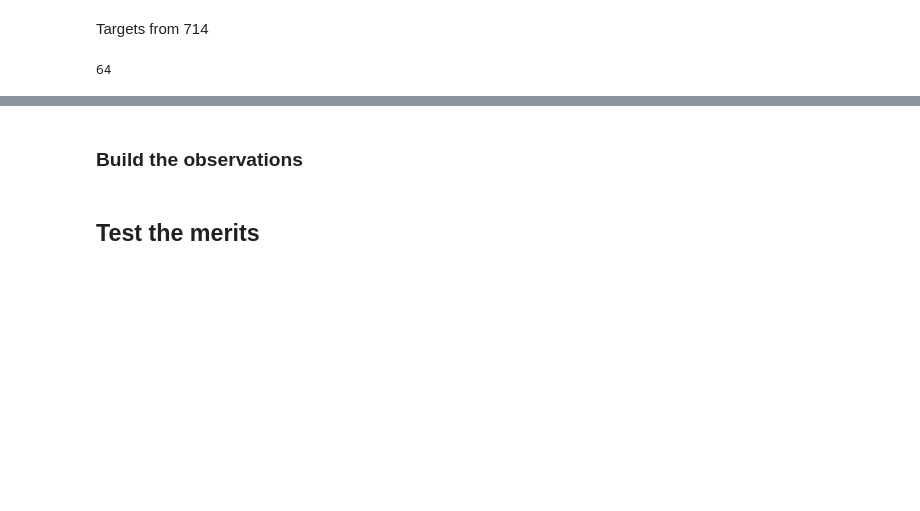
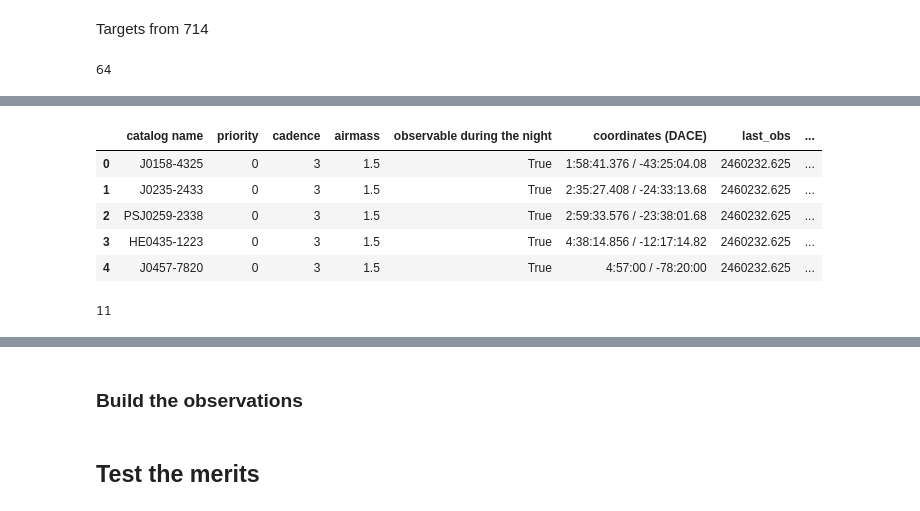
Before and after one commit to nicochunger/SCOPES, a Jupyter notebook: scheduler_test.ipynb, the cells around one changed output, grey strips where cells are left out. Drawn from its saved outputs; the diff is of its cells as text; code cells hidden in the pictures; blank space fills up the shorter version.

```diff
--- a/scheduler_test.ipynb
+++ b/scheduler_test.ipynb
@@ -83,0 +136,3 @@ len(targets_714)
+# %%
+cat410_raw = pd.read_csv("programs/Prog410CAM_test.csv")
+cat410_raw.head()
@@ -83,0 +146,22 @@ len(targets_714)
+# %%
+from astropy.coordinates import Angle
+cat410 = (cat410_raw
+          .assign(RA_hms = lambda df: Angle(df['RA_deg'], unit=u.deg).to_string(unit=u.hour, sep=':'))
+          .assign(DEC_dms = lambda df: Angle(df['DEC_deg'], unit=u.deg).to_string(unit=u.degree, sep=':'))
+          .assign(cadence = 3)
+)
+cat410['observable during the night'] = True
+cat410.loc[8:14, 'observable during the night'] = False
+cat410['coordinates (DACE)'] = cat410['RA_hms'] + ' / ' + cat410['DEC_dms']
+cat410['last_obs'] = (start_datetime-5*u.day).jd
+cat410['cadence percentage overdue [%]'] = (start_datetime.jd - (cat410['last_obs'] + cat410['cadence'])) * 100 / cat410['cadence']
+cat410.drop(columns=['RA_deg', 'DEC_deg', 'RA_hms', 'DEC_dms'], inplace=True)
+cat410.rename(columns={'Target':'catalog name'}, inplace=True)
+cat410.head()
+# %% [output]
+|  | catalog name | priority | cadence | airmass | observable during the night | coordinates (DACE) | last_obs | ... |
+| 0 | J0158-4325 | 0 | 3 | 1.5 | True | 1:58:41.376 / -43:25:04.08 | 2460232.625 | ... |
+| 1 | J0235-2433 | 0 | 3 | 1.5 | True | 2:35:27.408 / -24:33:13.68 | 2460232.625 | ... |
+| 2 | PSJ0259-2338 | 0 | 3 | 1.5 | True | 2:59:33.576 / -23:38:01.68 | 2460232.625 | ... |
+| 3 | HE0435-1223 | 0 | 3 | 1.5 | True | 4:38:14.856 / -12:17:14.82 | 2460232.625 | ... |
+| 4 | J0457-7820 | 0 | 3 | 1.5 | True | 4:57:00 / -78:20:00 | 2460232.625 | ... |
@@ -83,0 +170,6 @@ len(targets_714)
+# %%
+targets_410 = load_program("programs/Prog410CAM_2023-10-19_obsinfo.csv",
+                           prog410, merits_list, pct_keep=1.0)
+len(targets_410)
+# %% [output]
+11
```
Also changed, not shown: parts of 34 cells of this notebook, 6 other files.
